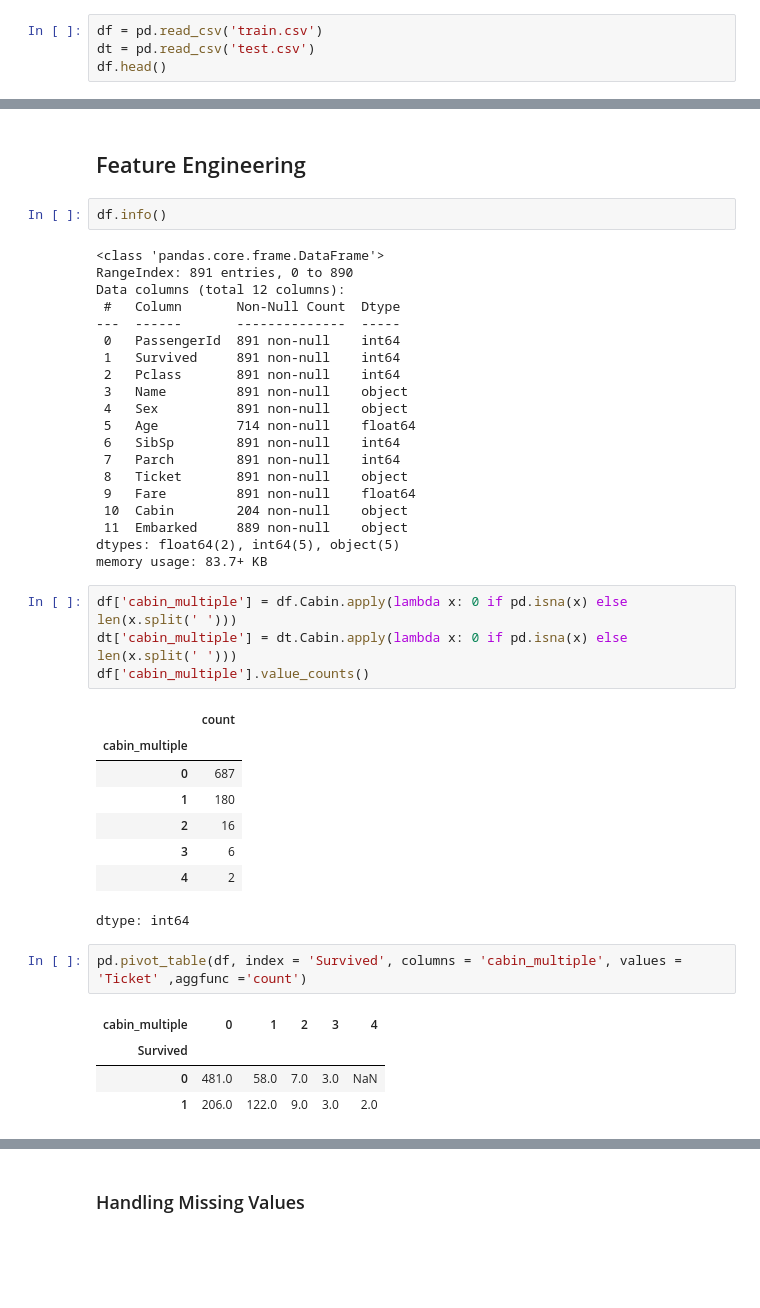
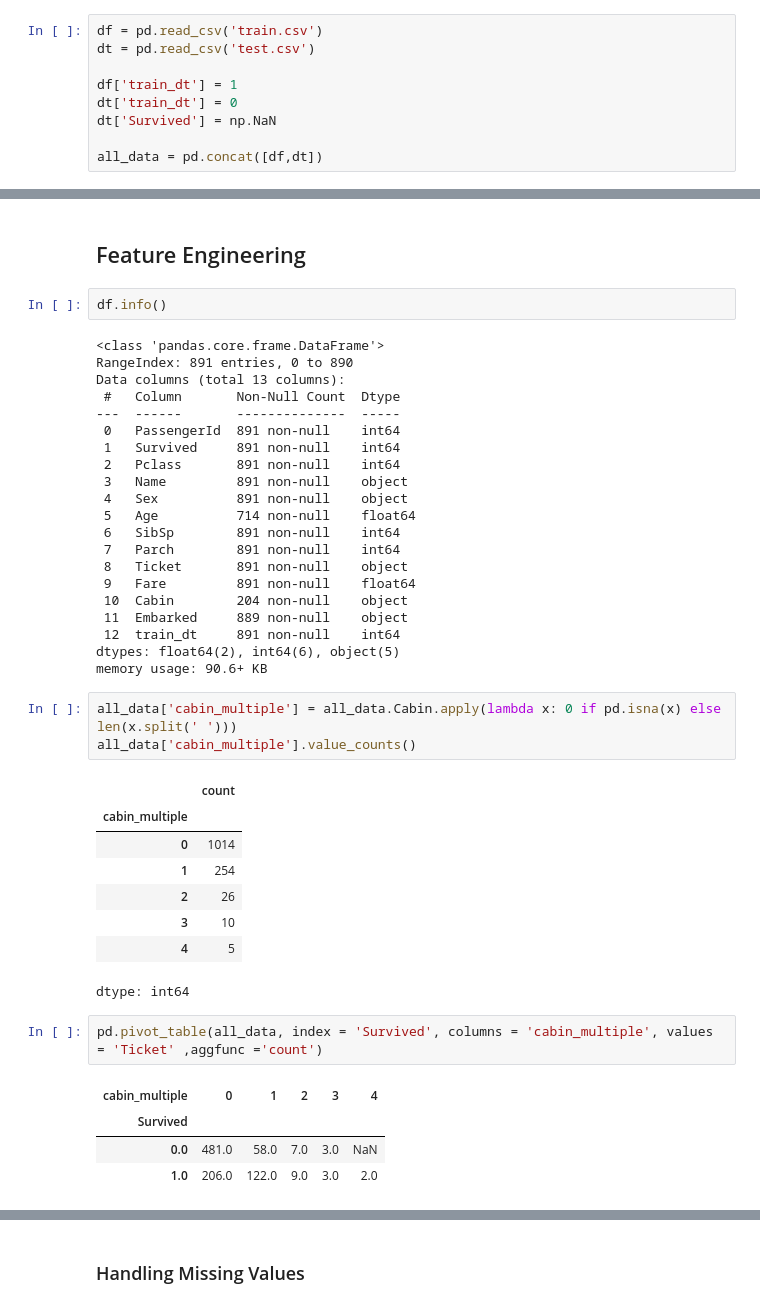
Before and after one commit to machiwao/ml-development, a Jupyter notebook: kaggle_Titanic.ipynb, the cells around one changed output, grey strips where cells are left out. Drawn from its saved outputs; the diff is of its cells as text; blank space fills up the shorter version.

```diff
--- a/kaggle_Titanic.ipynb
+++ b/kaggle_Titanic.ipynb
@@ -23,4 +23,9 @@ warnings.filterwarnings('ignore')
 # %%
 df = pd.read_csv('train.csv')
 dt = pd.read_csv('test.csv')
-df.head()
+
+df['train_dt'] = 1
+dt['train_dt'] = 0
+dt['Survived'] = np.NaN
+
+all_data = pd.concat([df,dt])
@@ -202,7 +206,7 @@ df.info()
 # %% [output]
 <class 'pandas.core.frame.DataFrame'>
 RangeIndex: 891 entries, 0 to 890
-Data columns (total 12 columns):
+Data columns (total 13 columns):
  #   Column       Non-Null Count  Dtype
 ---  ------       --------------  -----
  0   PassengerId  891 non-null    int64
@@ -217,26 +221,26 @@ Data columns (total 12 columns):
  9   Fare         891 non-null    float64
  10  Cabin        204 non-null    object
  11  Embarked     889 non-null    object
-dtypes: float64(2), int64(5), object(5)
-memory usage: 83.7+ KB
+ 12  train_dt     891 non-null    int64
+dtypes: float64(2), int64(6), object(5)
+memory usage: 90.6+ KB
 # %%
-df['cabin_multiple'] = df.Cabin.apply(lambda x: 0 if pd.isna(x) else len(x.split(' ')))
-dt['cabin_multiple'] = dt.Cabin.apply(lambda x: 0 if pd.isna(x) else len(x.split(' ')))
-df['cabin_multiple'].value_counts()
+all_data['cabin_multiple'] = all_data.Cabin.apply(lambda x: 0 if pd.isna(x) else len(x.split(' ')))
+all_data['cabin_multiple'].value_counts()
 # %% [output]
 |  | count |
 | cabin_multiple |  |
-| 0 | 687 |
-| 1 | 180 |
-| 2 | 16 |
-| 3 | 6 |
-| 4 | 2 |
+| 0 | 1014 |
+| 1 | 254 |
+| 2 | 26 |
+| 3 | 10 |
+| 4 | 5 |
 dtype: int64
 # %%
-pd.pivot_table(df, index = 'Survived', columns = 'cabin_multiple', values = 'Ticket' ,aggfunc ='count')
+pd.pivot_table(all_data, index = 'Survived', columns = 'cabin_multiple', values = 'Ticket' ,aggfunc ='count')
 # %% [output]
 | cabin_multiple | 0 | 1 | 2 | 3 | 4 |
 | Survived |  |  |  |  |  |
-| 0 | 481.0 | 58.0 | 7.0 | 3.0 | NaN |
-| 1 | 206.0 | 122.0 | 9.0 | 3.0 | 2.0 |
+| 0.0 | 481.0 | 58.0 | 7.0 | 3.0 | NaN |
+| 1.0 | 206.0 | 122.0 | 9.0 | 3.0 | 2.0 |
 # %%
```
Also changed, not shown: parts of 42 cells of this notebook.
